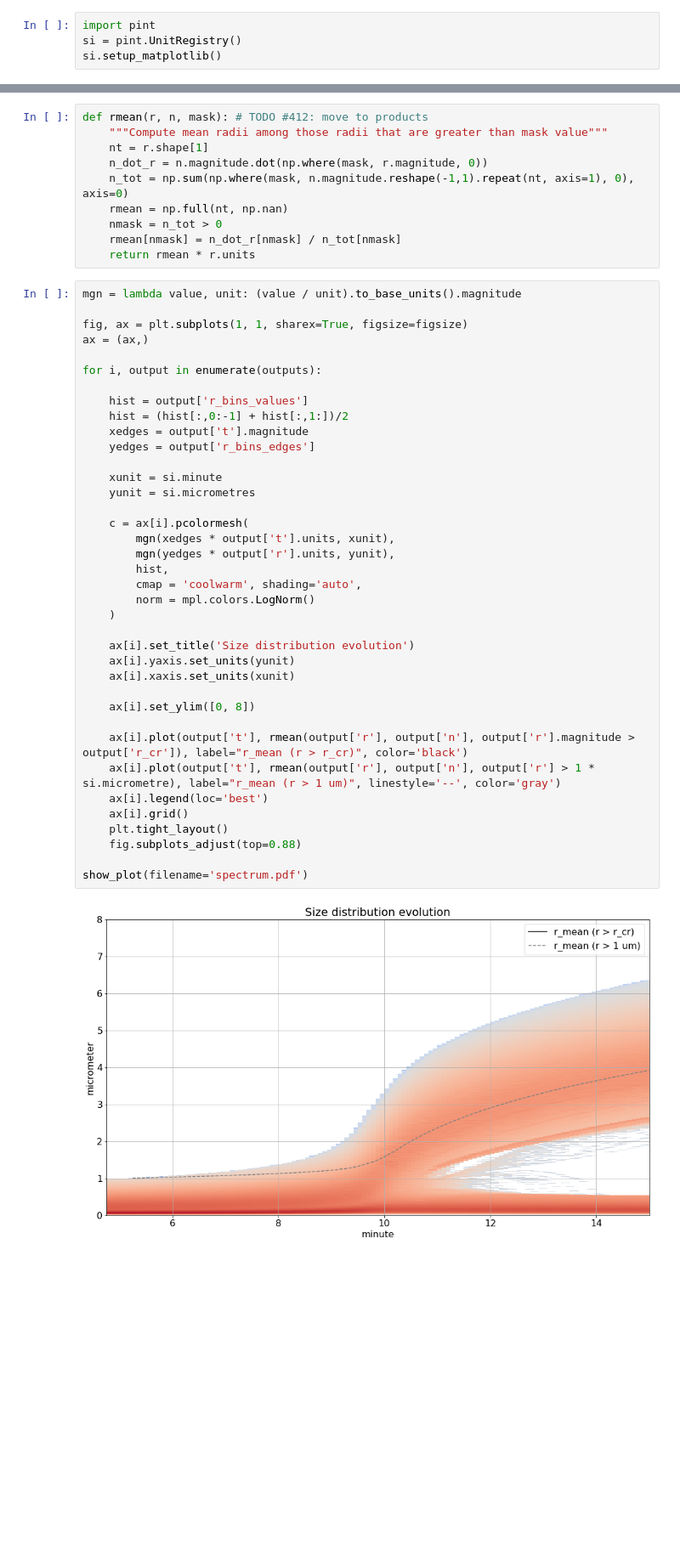
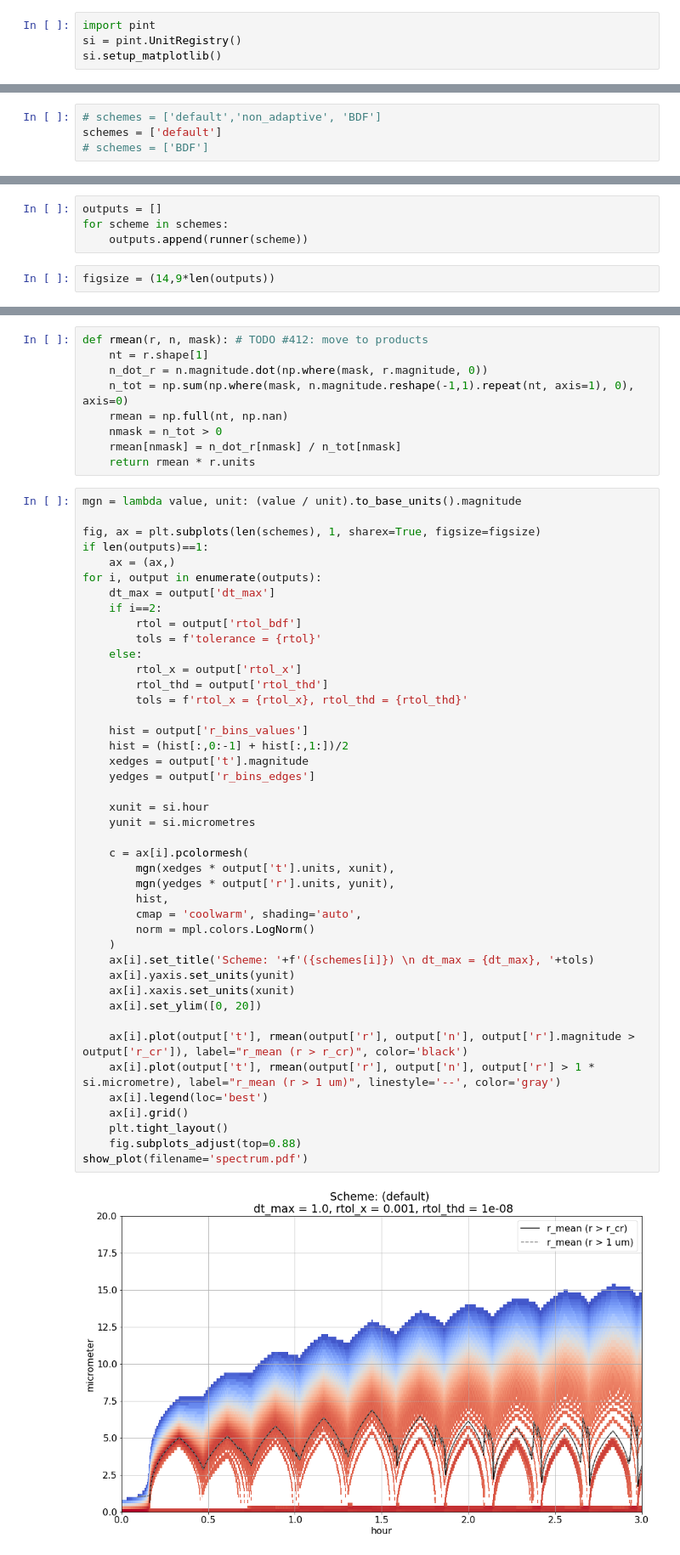
Before and after one commit to trontrytel/PySDM-examples, a Jupyter notebook: PySDM_examples/Yang_et_al_2018/fig_2.ipynb, the cells around one changed output, grey strips where cells are left out. Shown at 85% size. Drawn from its saved outputs; the diff is of its cells as text; blank space fills up the shorter version.

```diff
--- a/PySDM_examples/Yang_et_al_2018/fig_2.ipynb
+++ b/PySDM_examples/Yang_et_al_2018/fig_2.ipynb
@@ -30 +31,5 @@ si.setup_matplotlib()
+# %%
+# schemes = ['default','non_adaptive', 'BDF']
+schemes = ['default']
+# schemes = ['BDF']
 # %%
@@ -73 +85,7 @@ outputs.append(runner())
+# %%
+outputs = []
+for scheme in schemes:
+    outputs.append(runner(scheme))
+# %%
+figsize = (14,9*len(outputs))
 # %%
@@ -105,6 +130,5 @@ show_plot(filename='q_S_rd.pdf')
 # %%
 def rmean(r, n, mask): # TODO #412: move to products
-    """Compute mean radii among those radii that are greater than mask value"""
     nt = r.shape[1]
     n_dot_r = n.magnitude.dot(np.where(mask, r.magnitude, 0))
     n_tot = np.sum(np.where(mask, n.magnitude.reshape(-1,1).repeat(nt, axis=1), 0), axis=0)
@@ -115,40 +139,45 @@ def rmean(r, n, mask): # TODO #412: move to products
 # %%
 mgn = lambda value, unit: (value / unit).to_base_units().magnitude
 
-fig, ax = plt.subplots(1, 1, sharex=True, figsize=figsize)
-ax = (ax,)
-
+fig, ax = plt.subplots(len(schemes), 1, sharex=True, figsize=figsize)
+if len(outputs)==1:
+    ax = (ax,)
 for i, output in enumerate(outputs):
+    dt_max = output['dt_max']
+    if i==2:
+        rtol = output['rtol_bdf']
+        tols = f'tolerance = {rtol}'
+    else:
+        rtol_x = output['rtol_x']
+        rtol_thd = output['rtol_thd']
+        tols = f'rtol_x = {rtol_x}, rtol_thd = {rtol_thd}'
 
     hist = output['r_bins_values']
     hist = (hist[:,0:-1] + hist[:,1:])/2
     xedges = output['t'].magnitude
     yedges = output['r_bins_edges']
 
-    xunit = si.minute
+    xunit = si.hour
     yunit = si.micrometres
 
     c = ax[i].pcolormesh(
         mgn(xedges * output['t'].units, xunit),
         mgn(yedges * output['r'].units, yunit),
         hist,
         cmap = 'coolwarm', shading='auto',
         norm = mpl.colors.LogNorm()
     )
-
-    ax[i].set_title('Size distribution evolution')
+    ax[i].set_title('Scheme: '+f'({schemes[i]}) \n dt_max = {dt_max}, '+tols)
     ax[i].yaxis.set_units(yunit)
     ax[i].xaxis.set_units(xunit)
-
-    ax[i].set_ylim([0, 8])
+    ax[i].set_ylim([0, 20])
 
     ax[i].plot(output['t'], rmean(output['r'], output['n'], output['r'].magnitude > output['r_cr']), label="r_mean (r > r_cr)", color='black')
     ax[i].plot(output['t'], rmean(output['r'], output['n'], output['r'] > 1 * si.micrometre), label="r_mean (r > 1 um)", linestyle='--', color='gray')
     ax[i].legend(loc='best')
     ax[i].grid()
     plt.tight_layout()
     fig.subplots_adjust(top=0.88)
-
 show_plot(filename='spectrum.pdf')
 # %% [output]
-[figure, old version]
+[figure, new version]
```
Also changed, not shown: parts of 11 cells of this notebook, 2 other files.
